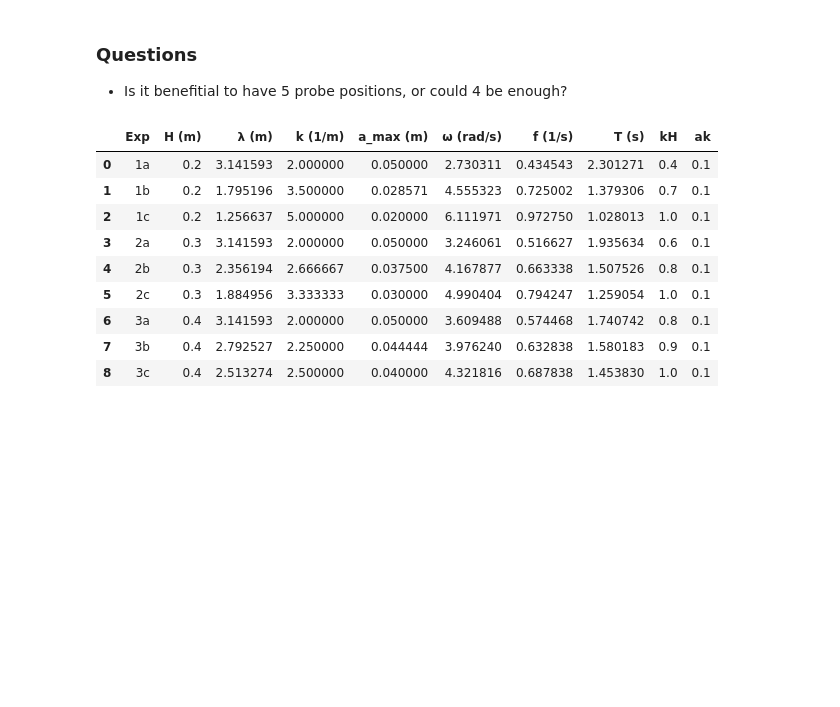
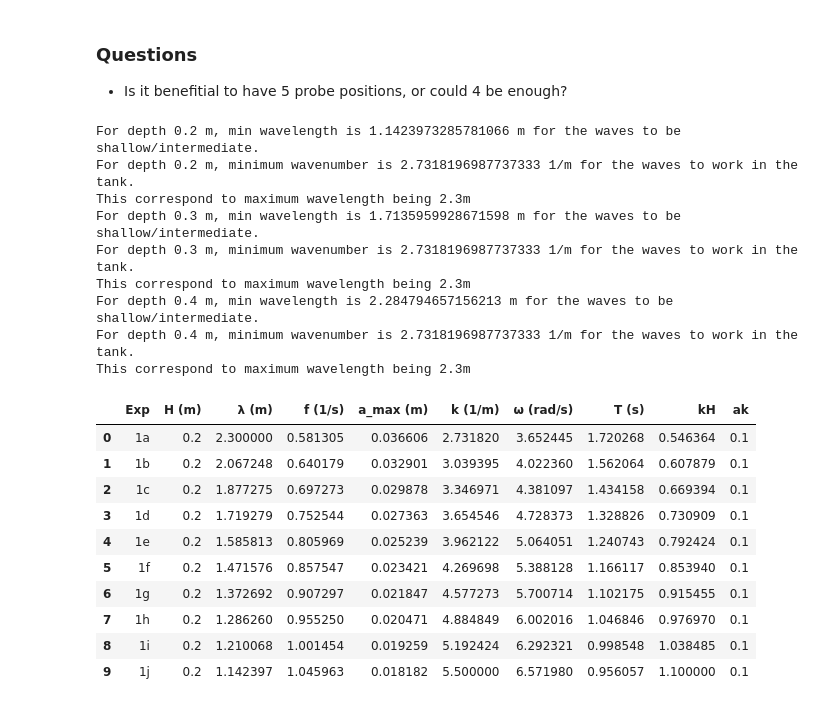
Before and after one commit to kjes4pres/Master_code, a Jupyter notebook: wave_params_to_run.ipynb, the cells around one changed output. Drawn from its saved outputs; the diff is of its cells as text; code cells hidden in the pictures; blank space fills up the shorter version.

```diff
--- a/wave_params_to_run.ipynb
+++ b/wave_params_to_run.ipynb
@@ -38,20 +38,31 @@ Where wave a-c has decreasing wavelength. Expect to see more damping for longer
 # %%
 depths = [0.2, 0.3, 0.4]
 ak_max = 0.1
-kH_max = 1
+kH_max = 1.1
 
 g = 9.81
 
 # Number of experiments per depth
-num = 3
+num = 10
 
 table_data = []
 
 for H in depths:
     # maximum wave number for given depth
     k_max = kH_max/H
-    # guessing on a minimum wave number
-    k_min = 2
+
+    # corresponding minimum wavelength
+    lam_min = 2*np.pi/k_max
+    print(f'For depth {H} m, min wavelength is {lam_min} m for the waves to be shallow/intermediate.')
+
+    # maximum wavelength, estimated for tank dimensions
+    lam_max = 2.3
+
+    # minimum wave number
+    k_min = 2*np.pi/lam_max
+    print(f'For depth {H} m, minimum wavenumber is {k_min} 1/m for the waves to work in the tank.')
+    print(f'This correspond to maximum wavelength being {lam_max}m')
+
     # wave numbers
     k_values = np.linspace(k_min, k_max, num)
 
@@ -71,19 +82,30 @@ for H in depths:
         T = 1/f
         # making a table with labels
         exp_label = f"{depths.index(H)+1}{chr(97+i)}"
-        table_data.append([exp_label, H, lam, k, a_max, omega, f, T, kH, ak])
+        table_data.append([exp_label, H, lam, f, a_max, k, omega, T, kH, ak])
 
-df = pd.DataFrame(table_data, columns=["Exp", "H (m)", "λ (m)", "k (1/m)", "a_max (m)","ω (rad/s)", "f (1/s)", "T (s)","kH", "ak"])
-
-df
+df = pd.DataFrame(table_data, columns=["Exp", "H (m)", "λ (m)", "f (1/s)", "a_max (m)", "k (1/m)", "ω (rad/s)", "T (s)","kH", "ak"])
 # %% [output]
-|  | Exp | H (m) | λ (m) | k (1/m) | a_max (m) | ω (rad/s) | f (1/s) | T (s) | kH | ak |
-| 0 | 1a | 0.2 | 3.141593 | 2.000000 | 0.050000 | 2.730311 | 0.434543 | 2.301271 | 0.4 | 0.1 |
-| 1 | 1b | 0.2 | 1.795196 | 3.500000 | 0.028571 | 4.555323 | 0.725002 | 1.379306 | 0.7 | 0.1 |
-| 2 | 1c | 0.2 | 1.256637 | 5.000000 | 0.020000 | 6.111971 | 0.972750 | 1.028013 | 1.0 | 0.1 |
-| 3 | 2a | 0.3 | 3.141593 | 2.000000 | 0.050000 | 3.246061 | 0.516627 | 1.935634 | 0.6 | 0.1 |
-| 4 | 2b | 0.3 | 2.356194 | 2.666667 | 0.037500 | 4.167877 | 0.663338 | 1.507526 | 0.8 | 0.1 |
-| 5 | 2c | 0.3 | 1.884956 | 3.333333 | 0.030000 | 4.990404 | 0.794247 | 1.259054 | 1.0 | 0.1 |
-| 6 | 3a | 0.4 | 3.141593 | 2.000000 | 0.050000 | 3.609488 | 0.574468 | 1.740742 | 0.8 | 0.1 |
-| 7 | 3b | 0.4 | 2.792527 | 2.250000 | 0.044444 | 3.976240 | 0.632838 | 1.580183 | 0.9 | 0.1 |
-| 8 | 3c | 0.4 | 2.513274 | 2.500000 | 0.040000 | 4.321816 | 0.687838 | 1.453830 | 1.0 | 0.1 |
+For depth 0.2 m, min wavelength is 1.1423973285781066 m for the waves to be shallow/intermediate.
+For depth 0.2 m, minimum wavenumber is 2.7318196987737333 1/m for the waves to work in the tank.
+This correspond to maximum wavelength being 2.3m
+For depth 0.3 m, min wavelength is 1.7135959928671598 m for the waves to be shallow/intermediate.
+For depth 0.3 m, minimum wavenumber is 2.7318196987737333 1/m for the waves to work in the tank.
+This correspond to maximum wavelength being 2.3m
+For depth 0.4 m, min wavelength is 2.284794657156213 m for the waves to be shallow/intermediate.
+For depth 0.4 m, minimum wavenumber is 2.7318196987737333 1/m for the waves to work in the tank.
+This correspond to maximum wavelength being 2.3m
+# %%
+df[0:10]
+# %% [output]
+|  | Exp | H (m) | λ (m) | f (1/s) | a_max (m) | k (1/m) | ω (rad/s) | T (s) | kH | ak |
+| 0 | 1a | 0.2 | 2.300000 | 0.581305 | 0.036606 | 2.731820 | 3.652445 | 1.720268 | 0.546364 | 0.1 |
+| 1 | 1b | 0.2 | 2.067248 | 0.640179 | 0.032901 | 3.039395 | 4.022360 | 1.562064 | 0.607879 | 0.1 |
+| 2 | 1c | 0.2 | 1.877275 | 0.697273 | 0.029878 | 3.346971 | 4.381097 | 1.434158 | 0.669394 | 0.1 |
+| 3 | 1d | 0.2 | 1.719279 | 0.752544 | 0.027363 | 3.654546 | 4.728373 | 1.328826 | 0.730909 | 0.1 |
+| 4 | 1e | 0.2 | 1.585813 | 0.805969 | 0.025239 | 3.962122 | 5.064051 | 1.240743 | 0.792424 | 0.1 |
+| 5 | 1f | 0.2 | 1.471576 | 0.857547 | 0.023421 | 4.269698 | 5.388128 | 1.166117 | 0.853940 | 0.1 |
+| 6 | 1g | 0.2 | 1.372692 | 0.907297 | 0.021847 | 4.577273 | 5.700714 | 1.102175 | 0.915455 | 0.1 |
+| 7 | 1h | 0.2 | 1.286260 | 0.955250 | 0.020471 | 4.884849 | 6.002016 | 1.046846 | 0.976970 | 0.1 |
+| 8 | 1i | 0.2 | 1.210068 | 1.001454 | 0.019259 | 5.192424 | 6.292321 | 0.998548 | 1.038485 | 0.1 |
+| 9 | 1j | 0.2 | 1.142397 | 1.045963 | 0.018182 | 5.500000 | 6.571980 | 0.956057 | 1.100000 | 0.1 |
```
Also changed, not shown: parts of 7 cells of this notebook, 2 other files.
